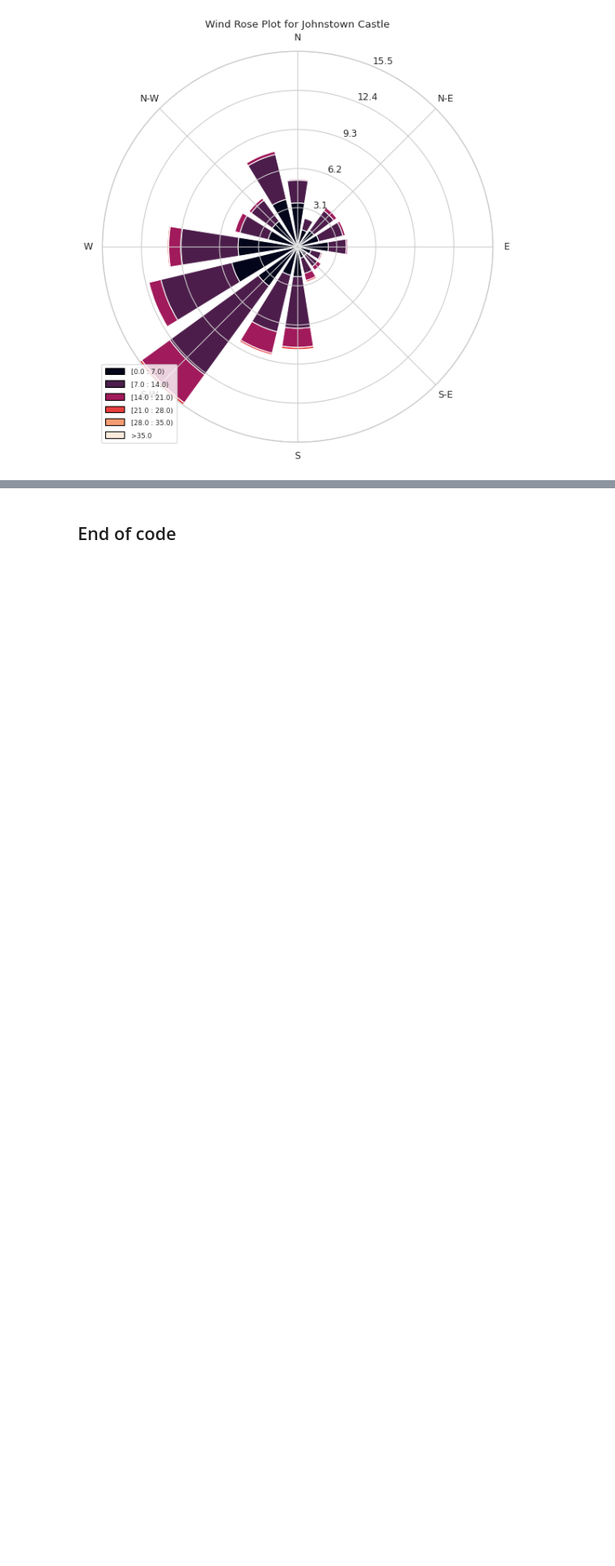
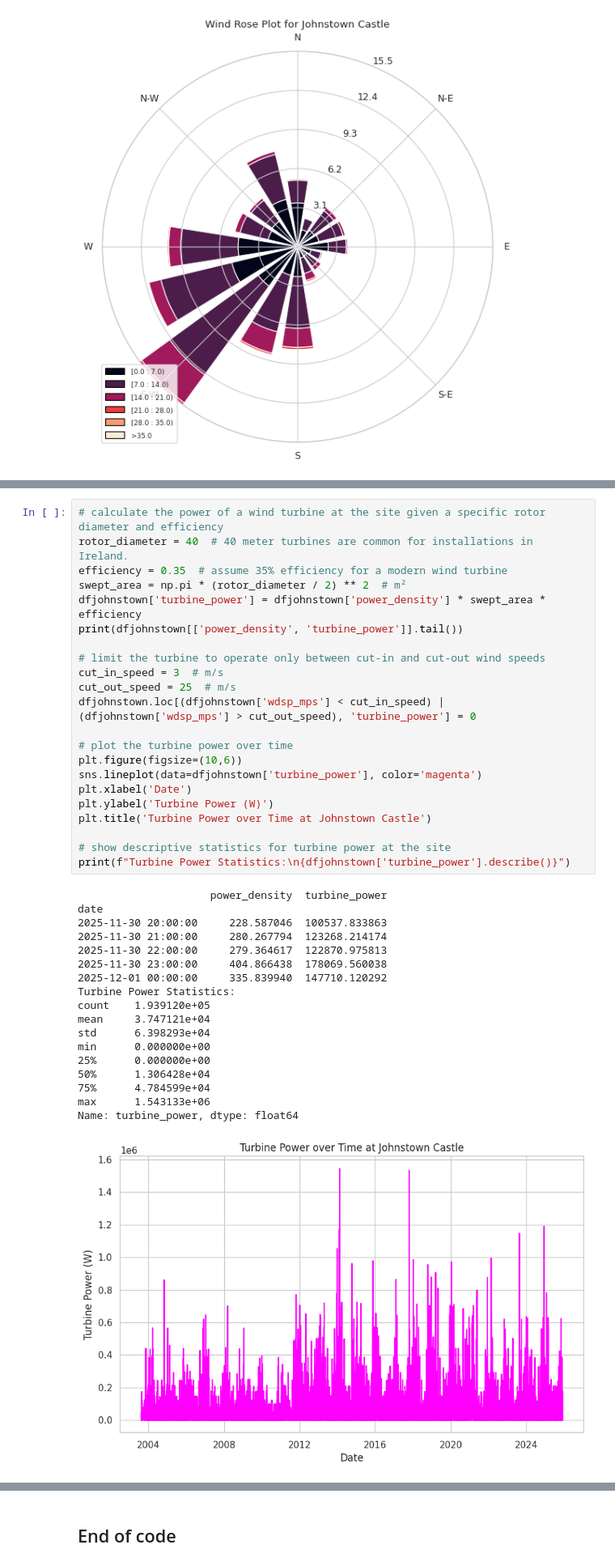
Before and after one commit to cathalred88/PFDA, a Jupyter notebook: project/BigProject.ipynb, the cells around one changed output, grey strips where cells are left out. Shown at 81% size. Drawn from its saved outputs; the diff is of its cells as text; blank space fills up the shorter version.

```diff
--- a/project/BigProject.ipynb
+++ b/project/BigProject.ipynb
@@ -200,0 +291,41 @@ plt.show()
+# %%
+# calculate the power of a wind turbine at the site given a specific rotor diameter and efficiency
+rotor_diameter = 40  # 40 meter turbines are common for installations in Ireland.
+efficiency = 0.35  # assume 35% efficiency for a modern wind turbine
+swept_area = np.pi * (rotor_diameter / 2) ** 2  # m²
+dfjohnstown['turbine_power'] = dfjohnstown['power_density'] * swept_area * efficiency
+print(dfjohnstown[['power_density', 'turbine_power']].tail())
+
+# limit the turbine to operate only between cut-in and cut-out wind speeds
+cut_in_speed = 3  # m/s
+cut_out_speed = 25  # m/s
+dfjohnstown.loc[(dfjohnstown['wdsp_mps'] < cut_in_speed) | (dfjohnstown['wdsp_mps'] > cut_out_speed), 'turbine_power'] = 0
+
+# plot the turbine power over time
+plt.figure(figsize=(10,6))
+sns.lineplot(data=dfjohnstown['turbine_power'], color='magenta')
+plt.xlabel('Date')
+plt.ylabel('Turbine Power (W)')
+plt.title('Turbine Power over Time at Johnstown Castle')
+
+# show descriptive statistics for turbine power at the site
+print(f"Turbine Power Statistics:\n{dfjohnstown['turbine_power'].describe()}")
+# %% [output]
+                     power_density  turbine_power
+date
+2025-11-30 20:00:00     228.587046  100537.833863
+2025-11-30 21:00:00     280.267794  123268.214174
+2025-11-30 22:00:00     279.364617  122870.975813
+2025-11-30 23:00:00     404.866438  178069.560038
+2025-12-01 00:00:00     335.839940  147710.120292
+Turbine Power Statistics:
+count    1.939120e+05
+mean     3.747121e+04
+std      6.398293e+04
+min      0.000000e+00
+25%      0.000000e+00
+50%      1.306428e+04
+75%      4.784599e+04
+max      1.543133e+06
+Name: turbine_power, dtype: float64
+[figure, added]
```
Also changed, not shown: parts of 9 cells of this notebook.
